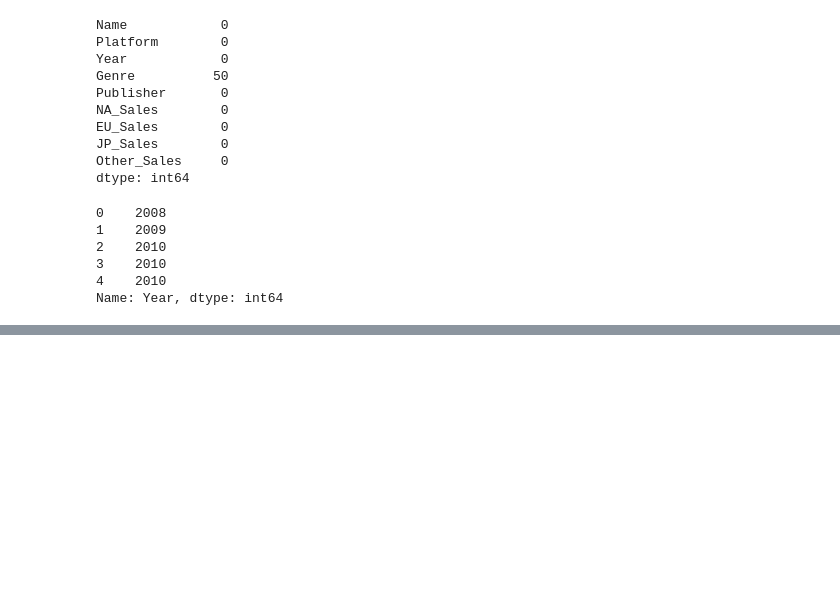
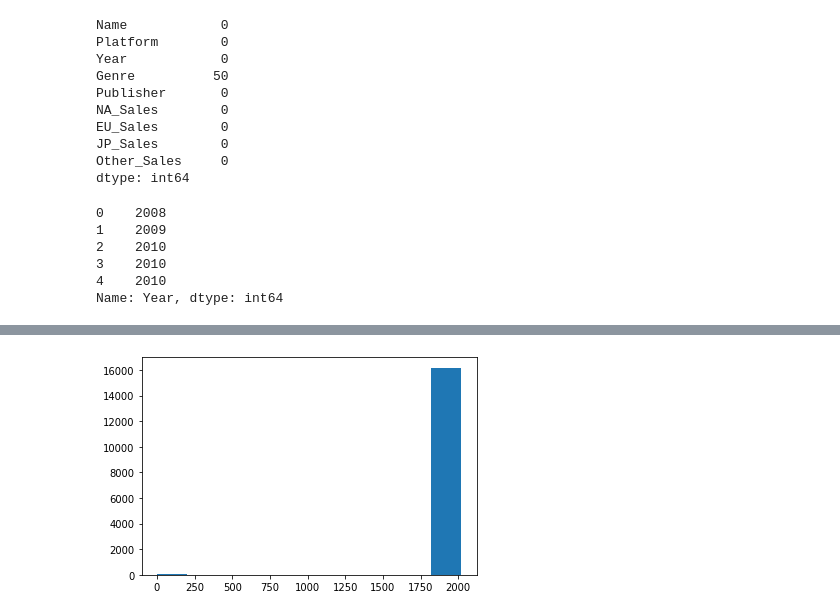
Before and after one commit to yujyn/Section-1-Project, a Jupyter notebook: 재제출_AI_14_Section1_Project_이유진.ipynb, the cells around one changed output, grey strips where cells are left out. Saved outputs shown, nothing was run; the diff lists cells and outputs as text; code cells hidden in the pictures; blank space fills up the shorter version.

```diff
--- a/재제출_AI_14_Section1_Project_이유진.ipynb
+++ b/재제출_AI_14_Section1_Project_이유진.ipynb
@@ -117,0 +137,17 @@ Name: Year, dtype: int64
+# %%
+# 출고량 단위에서 M 삭제
+df_clean.NA_Sales = df_clean.NA_Sales.str.replace('M','')
+df_clean.EU_Sales = df_clean.EU_Sales.str.replace('M','')
+df_clean.JP_Sales = df_clean.JP_Sales.str.replace('M','')
+df_clean.Other_Sales = df_clean.Other_Sales.str.replace('M','')
+# %%
+# 출고량 단위에서 K 삭제
+ns = df_clean.loc[df_clean.NA_Sales.str.contains('K')].NA_Sales.str.replace('K','').astype(float) * 0.001
+es = df_clean.loc[df_clean.EU_Sales.str.contains('K')].EU_Sales.str.replace('K','').astype(float) * 0.001
+js = df_clean.loc[df_clean.JP_Sales.str.contains('K')].JP_Sales.str.replace('K','').astype(float) * 0.001
+os = df_clean.loc[df_clean.Other_Sales.str.contains('K')].Other_Sales.str.replace('K','').astype(float) * 0.001
+# %%
+df_clean['NA_Sales'].loc[df_clean.NA_Sales.str.contains('K')] = ns
+df_clean['EU_Sales'].loc[df_clean.EU_Sales.str.contains('K')] = es
+df_clean['JP_Sales'].loc[df_clean.JP_Sales.str.contains('K')] = js
+df_clean['Other_Sales'].loc[df_clean.Other_Sales.str.contains('K')] = os
@@ -117,0 +159,3 @@ Name: Year, dtype: int64
+# %%
+# 출고량 데이터타입 변경
+df_clean = df_clean.astype({'NA_Sales':'float', 'EU_Sales':'float', 'JP_Sales':'float', 'Other_Sales':'float'})
@@ -117,0 +181,6 @@ Name: Year, dtype: int64
+# %%
+import matplotlib.pyplot as plt
+
+plt.hist(df_clean.Year);
+# %% [output]
+[figure, added]
```
Also changed, not shown: parts of 54 cells of this notebook.
